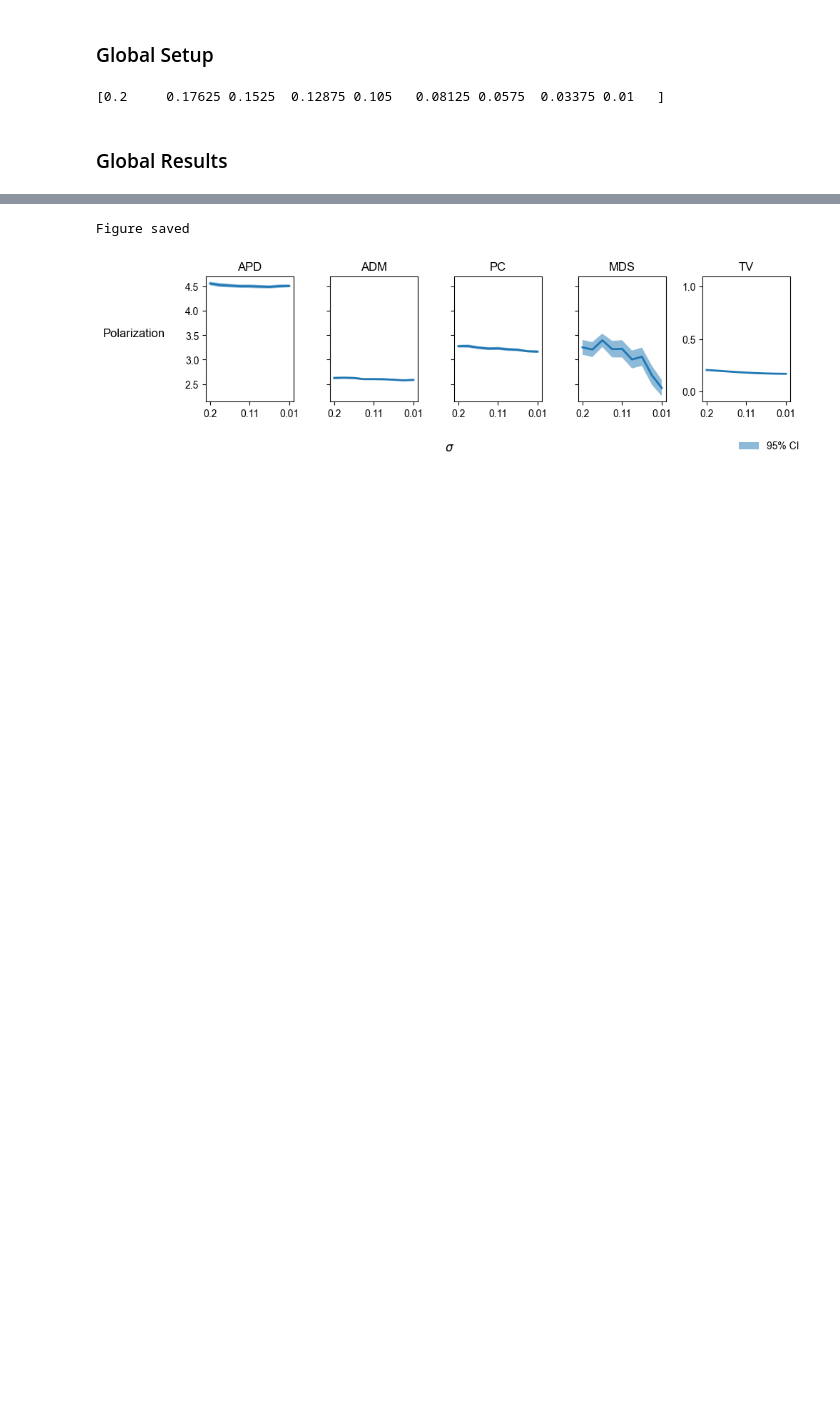
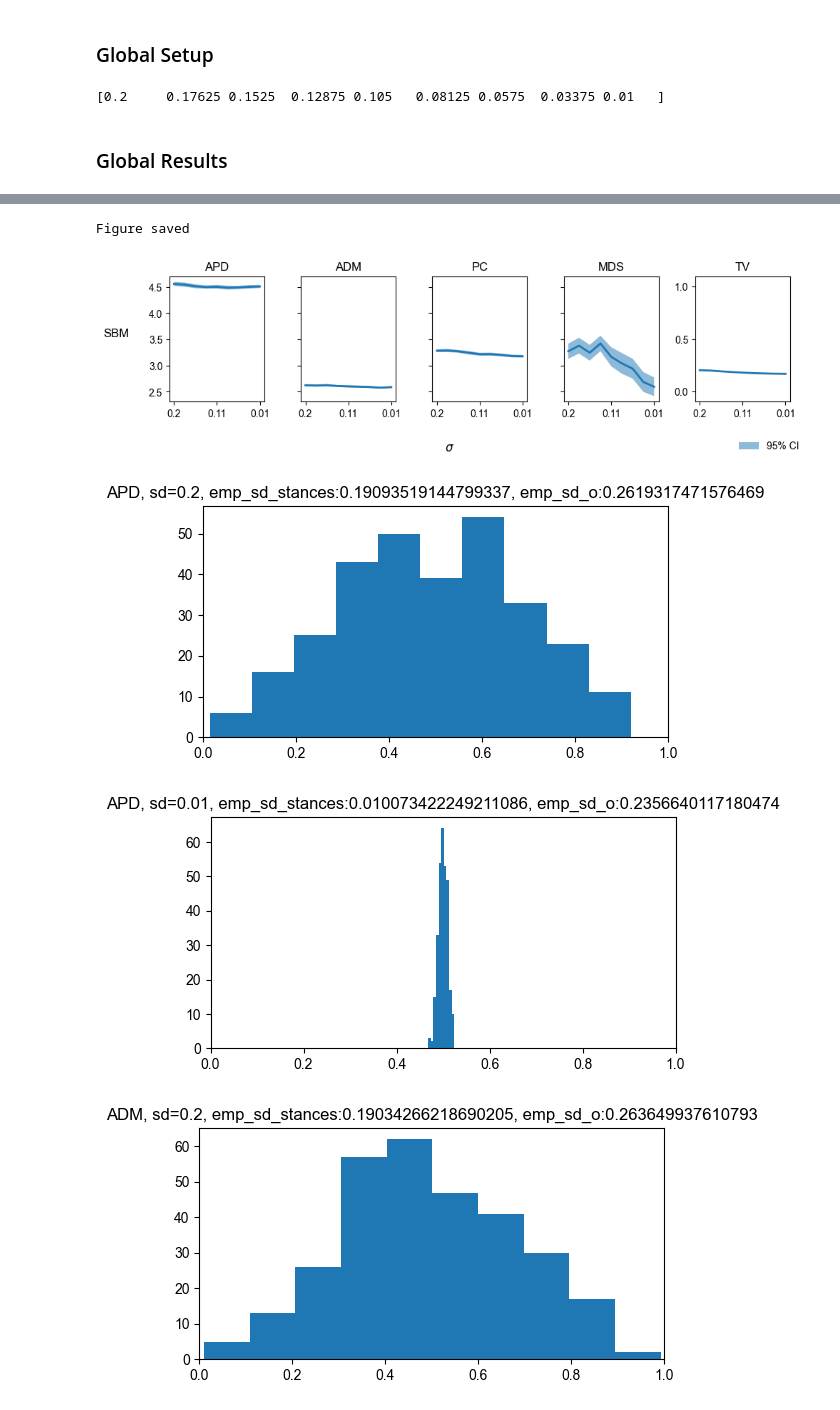
Before and after one commit to Christian-Weidemann/Quantifying-Multipolar-Polarization, a Jupyter notebook: 4_group_consensus.ipynb, the cells around one changed output, grey strips where cells are left out. Cells and saved outputs as stored; diff of their text form; code cells hidden in the pictures; blank space fills up the shorter version.

```diff
--- a/4_group_consensus.ipynb
+++ b/4_group_consensus.ipynb
@@ -269,3 +264,9 @@ print(x_range)
 [0.2     0.17625 0.1525  0.12875 0.105   0.08125 0.0575  0.03375 0.01   ]
 # %% [markdown]
 ### Global Results
+# %%
+stances = draw_limited_normal_stances(0.5, 0.00001, 300)
+
+figure, axes = plt.subplots(1, 1, figsize=(6, 3))
+axes.hist(stances)
+axes.set_title(f"{metric_name}, sd={sd}, emp_sd_stances:{np.std(stances)}, emp_sd_o:{np.std(o.iloc[:, 0])}")
@@ -316,6 +320,12 @@ for metric_index, (metric_name, polarization_metric) in enumerate(metrics):
                 o[i*nodes_per_comm:(i+1)*nodes_per_comm, i] = stances[i*nodes_per_comm:(i+1)*nodes_per_comm]
             o = pd.DataFrame(o)
 
+            # Debugging
+            if (x_index == 0 or x_index == len(x_range) - 1) and run == 0:
+                figure, axes = plt.subplots(1, 1, figsize=(6, 3))
+                axes.hist(stances)
+                axes.set_title(f"{metric_name}, sd={sd}, emp_sd_stances:{np.std(stances)}, emp_sd_o:{np.std(o.iloc[:, 0])}")
+                axes.set_xlim(0, 1)
             tensor = nvd.make_tensor(G, o)
             polarization = polarization_metric(tensor)
 
@@ -328,32 +338,35 @@ for metric_index, (metric_name, polarization_metric) in enumerate(metrics):
 
     # Calculate the 95% confidence intervals matrix with graphs on columns
     conf = np.array([st.t.interval(0.95, run_pols.shape[1]-1, loc=means[i], scale=st.sem(run_pols[:,i])) for i in range(len(x_range))])
 
     ax[metric_index].fill_between(x_range, conf[:,1], conf[:,0], alpha=.5, linewidth=0, label='95% CI')
 
     # ax[metric_index].hlines(means[0], x_range[0]-1, xmax=x_range[-1]+1, colors='dimgrey', linestyles='dashed', label='Expected')
 
     # Draw line at 0 for layout purposes
     # ax[metric_index].hlines(0, x_range[0]-1, xmax=x_range[-1]+1, colors='black', alpha=0, linestyles='dashed')
 
     ax[metric_index].plot(x_range, means, lw=2)
 
     # Add title
     ax[metric_index].set_title(metric_name, rotation=0, fontsize=12, ha='center')
 
     # Add title to the first column
     if metric_index == 0:
-        ax[metric_index].set_ylabel("Polarization", rotation=0, labelpad=20, fontsize=12, ha='right')
+        ax[metric_index].set_ylabel("SBM", rotation=0, labelpad=20, fontsize=12, ha='right')
 
 # Getting legend from MDS plot
 handles, labels = ax[len(local_tests)-1].get_legend_handles_labels()
 fig.legend(handles, labels, loc='lower right', fontsize=fontsize-2, frameon=False, ncols=len(labels))
 
 fig.supxlabel('$\sigma$', fontsize=12, y=-0.01)
 
 fig.tight_layout()
 
 utils.save_figure("global_res", experiment_folder, overwrite=True)
 # %% [output]
 Figure saved
-[figure, old version]
+[figure, new version]
+[figure, added]
+[figure, added]
+[figure, added]
```
Also changed, not shown: parts of 6 cells of this notebook, 21 other files.
